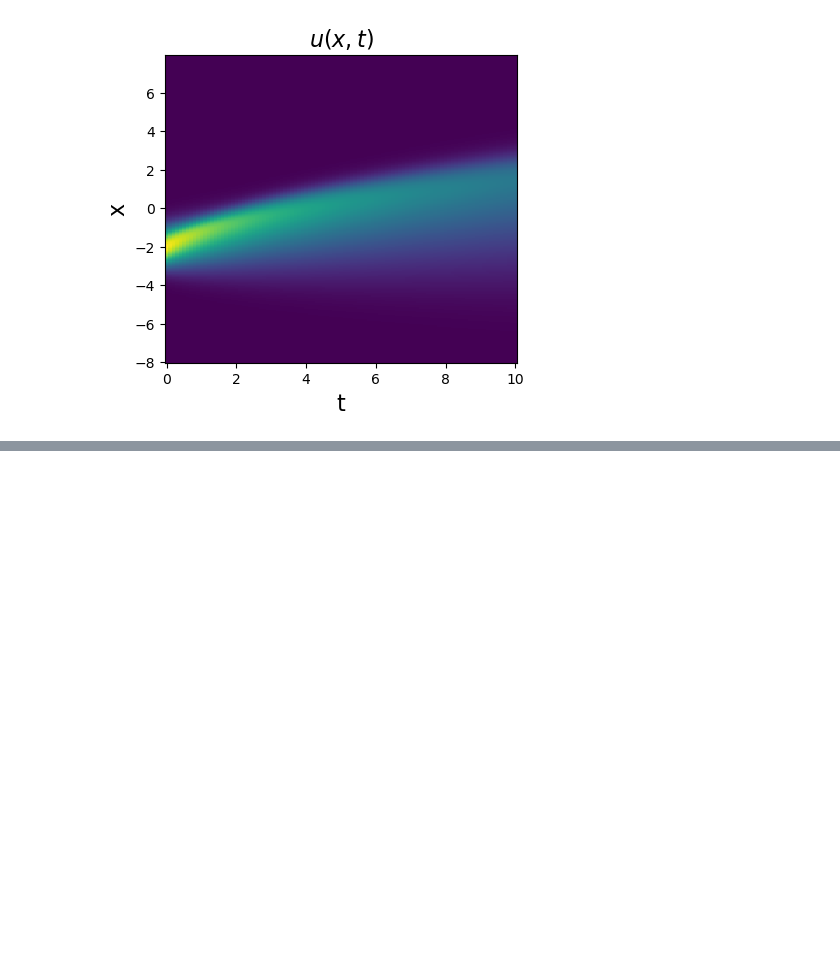
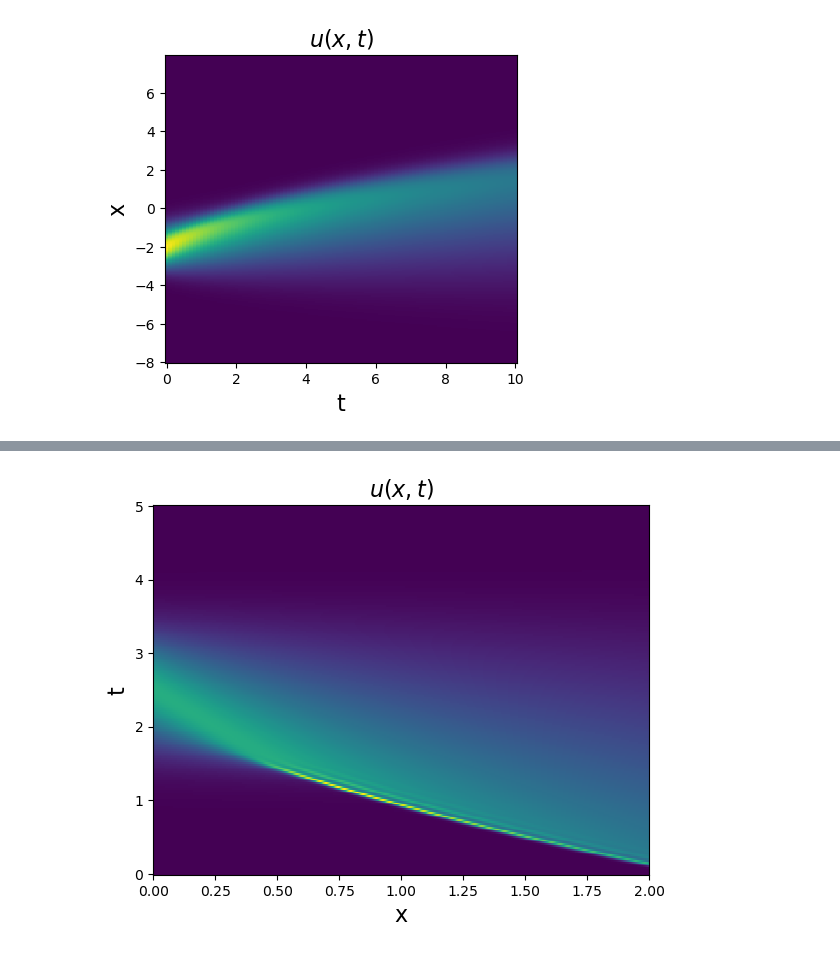
Before and after one commit to cpml-au/dctkit, a Jupyter notebook: examples/burgers.ipynb, the cells around one changed output, grey strips where cells are left out. Cells and saved outputs as stored; diff of their text form; code cells hidden in the pictures; blank space fills up the shorter version.

```diff
--- a/examples/burgers.ipynb
+++ b/examples/burgers.ipynb
@@ -77,0 +151,22 @@ plt.show()
+# %%
+# define initial and boundary conditions
+u_0 = np.zeros((len(x), len(t)), dtype = dt.float_dtype)
+if data_name == "pysindy":
+    u_0[:,0] = u[:,0]
+    u_0[0,:] = u[0,:]
+    u_0[-1,:] = u[-1,:]
+elif data_name == "exponential":
+    u_0[:,0] =2 * np.exp(-2 * (x - 0.5 * xmax)**2)
+    u_0[0, :] = 0
+    u_0[-1, :] = 0
+# %%
+# solve
+u_sol = main_run(u_0.copy(), S, epsilon, nt - 1, False)
+#plt.pcolormesh(time, x, u_0)
+plt.pcolormesh(t, x, u_sol)
+plt.xlabel('x', fontsize=16)
+plt.ylabel('t', fontsize=16)
+plt.title(r'$u(x, t)$', fontsize=16)
+plt.show()
+# %% [output]
+[figure, added]
```
Also changed, not shown: parts of 15 cells of this notebook.
